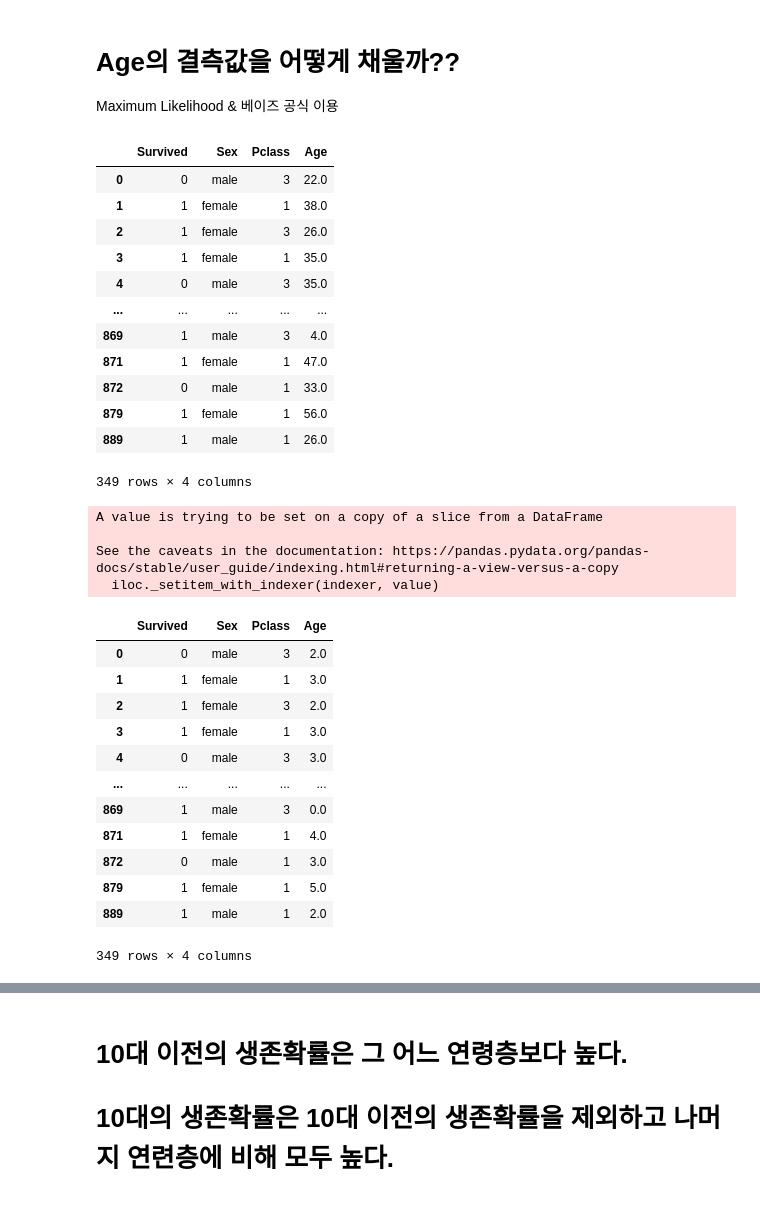
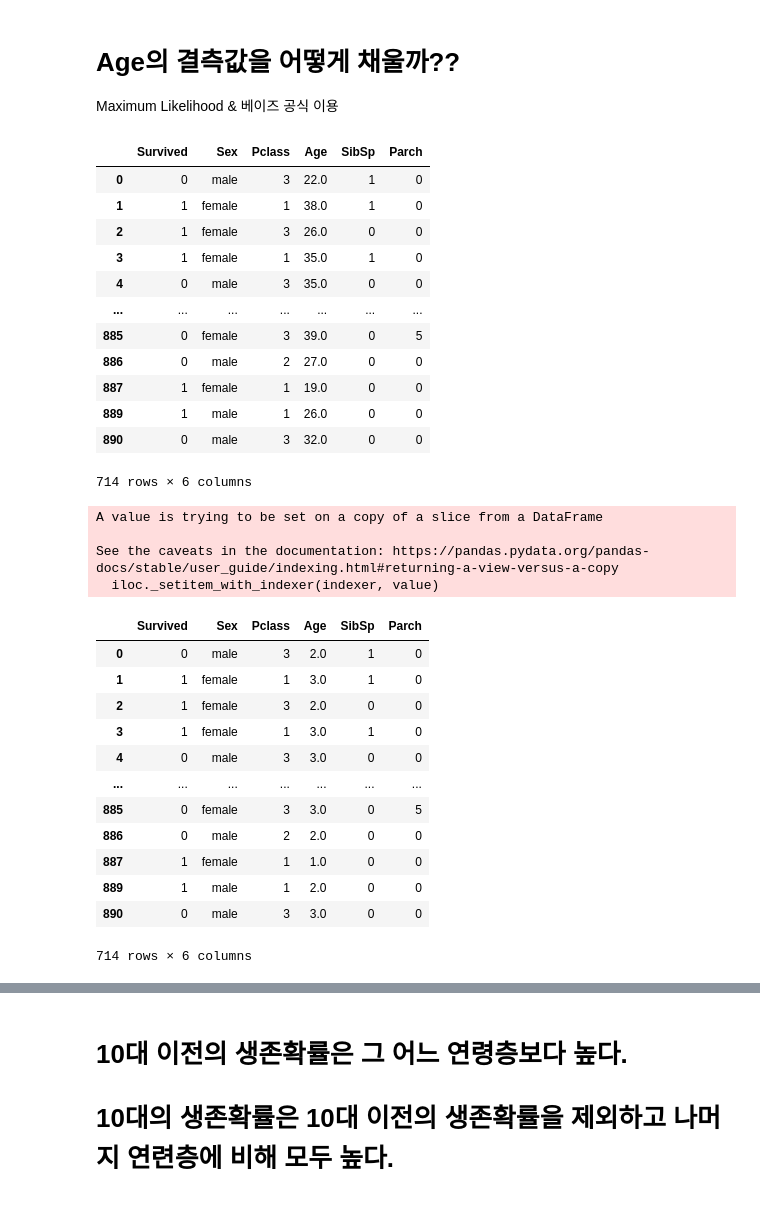
Before and after one commit to Ash-Stat/An-Si-Hyun, a Jupyter notebook: kaggle_titanic.ipynb, the cells around one changed output, grey strips where cells are left out. Saved outputs shown, nothing was run; the diff lists cells and outputs as text; code cells hidden in the pictures.

```diff
--- a/kaggle_titanic.ipynb
+++ b/kaggle_titanic.ipynb
@@ -201,23 +201,23 @@ p-value가 0.05 이하 이므로, 귀무가설을 기각한다. 즉, 생존과 S
 
 Maximum Likelihood & 베이즈 공식 이용
 # %%
-sample=data[['Survived','Sex','Pclass','Age']]
-sample=sample.drop_duplicates()
+sample=data[['Survived','Sex','Pclass','Age','SibSp','Parch']]
+sample=sample.dropna()
 sample
 # %% [output]
-|  | Survived | Sex | Pclass | Age |
-| 0 | 0 | male | 3 | 22.0 |
-| 1 | 1 | female | 1 | 38.0 |
-| 2 | 1 | female | 3 | 26.0 |
-| 3 | 1 | female | 1 | 35.0 |
-| 4 | 0 | male | 3 | 35.0 |
-| ... | ... | ... | ... | ... |
-| 869 | 1 | male | 3 | 4.0 |
-| 871 | 1 | female | 1 | 47.0 |
-| 872 | 0 | male | 1 | 33.0 |
-| 879 | 1 | female | 1 | 56.0 |
-| 889 | 1 | male | 1 | 26.0 |
+|  | Survived | Sex | Pclass | Age | SibSp | Parch |
+| 0 | 0 | male | 3 | 22.0 | 1 | 0 |
+| 1 | 1 | female | 1 | 38.0 | 1 | 0 |
+| 2 | 1 | female | 3 | 26.0 | 0 | 0 |
+| 3 | 1 | female | 1 | 35.0 | 1 | 0 |
+| 4 | 0 | male | 3 | 35.0 | 0 | 0 |
+| ... | ... | ... | ... | ... | ... | ... |
+| 885 | 0 | female | 3 | 39.0 | 0 | 5 |
+| 886 | 0 | male | 2 | 27.0 | 0 | 0 |
+| 887 | 1 | female | 1 | 19.0 | 0 | 0 |
+| 889 | 1 | male | 1 | 26.0 | 0 | 0 |
+| 890 | 0 | male | 3 | 32.0 | 0 | 0 |
-349 rows × 4 columns
+714 rows × 6 columns
 # %%
 #Age를 나이대로 바꾼다.
 
@@ -244,19 +244,19 @@ A value is trying to be set on a copy of a slice from a DataFrame
 
 See the caveats in the documentation: https://pandas.pydata.org/pandas-docs/stable/user_guide/indexing.html#returning-a-view-versus-a-copy
   iloc._setitem_with_indexer(indexer, value)
-|  | Survived | Sex | Pclass | Age |
-| 0 | 0 | male | 3 | 2.0 |
-| 1 | 1 | female | 1 | 3.0 |
-| 2 | 1 | female | 3 | 2.0 |
-| 3 | 1 | female | 1 | 3.0 |
-| 4 | 0 | male | 3 | 3.0 |
-| ... | ... | ... | ... | ... |
-| 869 | 1 | male | 3 | 0.0 |
-| 871 | 1 | female | 1 | 4.0 |
-| 872 | 0 | male | 1 | 3.0 |
-| 879 | 1 | female | 1 | 5.0 |
-| 889 | 1 | male | 1 | 2.0 |
+|  | Survived | Sex | Pclass | Age | SibSp | Parch |
+| 0 | 0 | male | 3 | 2.0 | 1 | 0 |
+| 1 | 1 | female | 1 | 3.0 | 1 | 0 |
+| 2 | 1 | female | 3 | 2.0 | 0 | 0 |
+| 3 | 1 | female | 1 | 3.0 | 1 | 0 |
+| 4 | 0 | male | 3 | 3.0 | 0 | 0 |
+| ... | ... | ... | ... | ... | ... | ... |
+| 885 | 0 | female | 3 | 3.0 | 0 | 5 |
+| 886 | 0 | male | 2 | 2.0 | 0 | 0 |
+| 887 | 1 | female | 1 | 1.0 | 0 | 0 |
+| 889 | 1 | male | 1 | 2.0 | 0 | 0 |
+| 890 | 0 | male | 3 | 3.0 | 0 | 0 |
-349 rows × 4 columns
+714 rows × 6 columns
 # %%
 # 일단 결측값을 채우기 전에 완전히 주어진 데이터로만 오즈비와 카이제곱 검정을 해본다.
 
```
Also changed, not shown: parts of 27 cells of this notebook.
